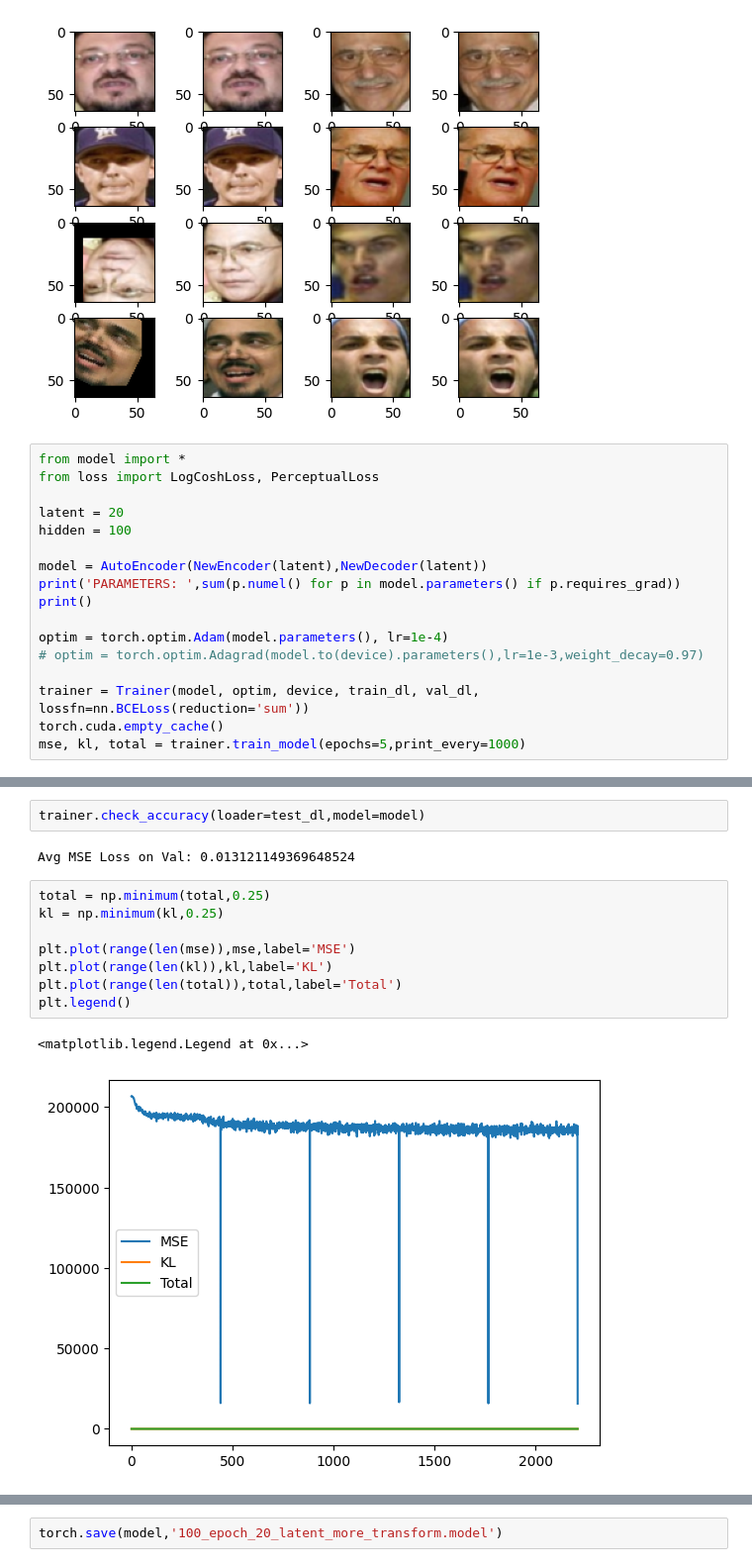
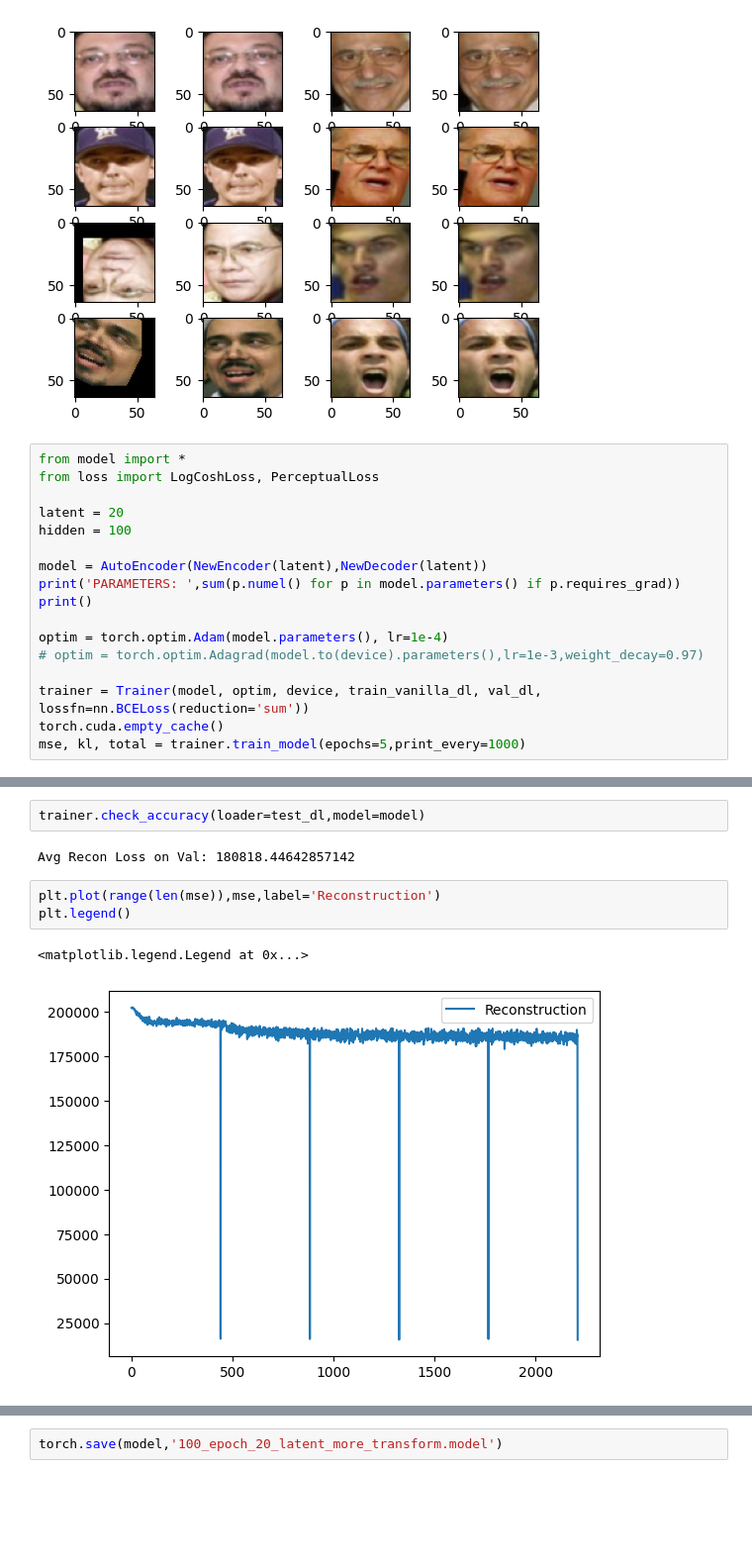
Before and after one commit to rwbakerUMASS/682-Final-Project, a Jupyter notebook: run_model.ipynb, the cells around one changed output, grey strips where cells are left out. Shown at 99% size. Drawn from its saved outputs; the diff is of its cells as text; blank space fills up the shorter version.

```diff
--- a/run_model.ipynb
+++ b/run_model.ipynb
@@ -55,7 +55,7 @@ print()
 optim = torch.optim.Adam(model.parameters(), lr=1e-4)
 # optim = torch.optim.Adagrad(model.to(device).parameters(),lr=1e-3,weight_decay=0.97)
 
-trainer = Trainer(model, optim, device, train_dl, val_dl, lossfn=nn.BCELoss(reduction='sum'))
+trainer = Trainer(model, optim, device, train_vanilla_dl, val_dl, lossfn=nn.BCELoss(reduction='sum'))
 torch.cuda.empty_cache()
 mse, kl, total = trainer.train_model(epochs=5,print_every=1000)
 # %% [output]
@@ -79,15 +79,10 @@ Avg MSE Loss on Val: 0.013605343444006783
 # %%
 trainer.check_accuracy(loader=test_dl,model=model)
 # %% [output]
-Avg MSE Loss on Val: 0.013121149369648524
+Avg Recon Loss on Val: 180818.44642857142
-# %%
-total = np.minimum(total,0.25)
-kl = np.minimum(kl,0.25)
-
-plt.plot(range(len(mse)),mse,label='MSE')
-plt.plot(range(len(kl)),kl,label='KL')
-plt.plot(range(len(total)),total,label='Total')
-plt.legend()
-# %% [output]
-<matplotlib.legend.Legend at 0x...>
-[figure, removed]
+# %%
+plt.plot(range(len(mse)),mse,label='Reconstruction')
+plt.legend()
+# %% [output]
+<matplotlib.legend.Legend at 0x...>
+[figure, added]
```
Also changed, not shown: parts of 6 cells of this notebook, 14 other files.
